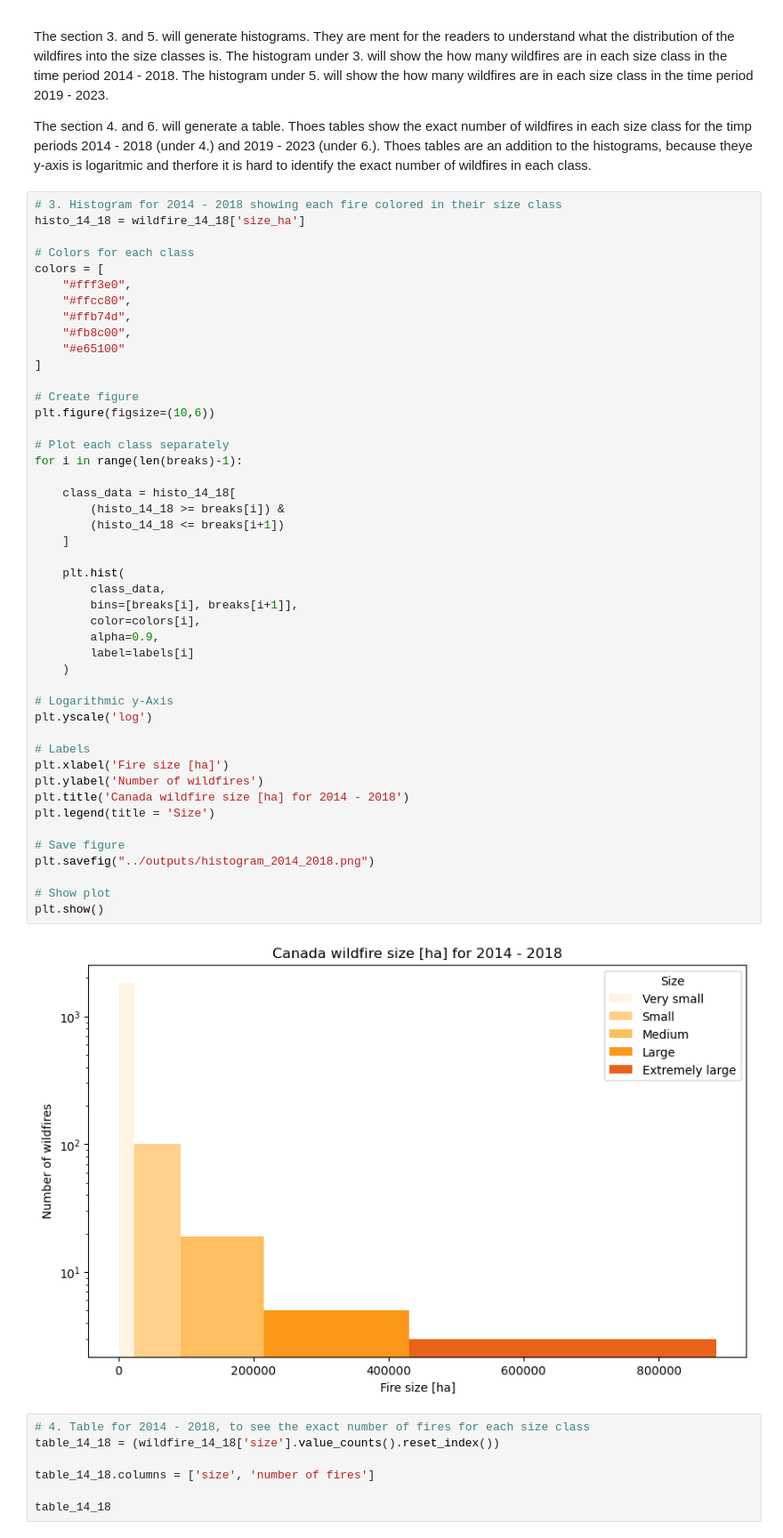
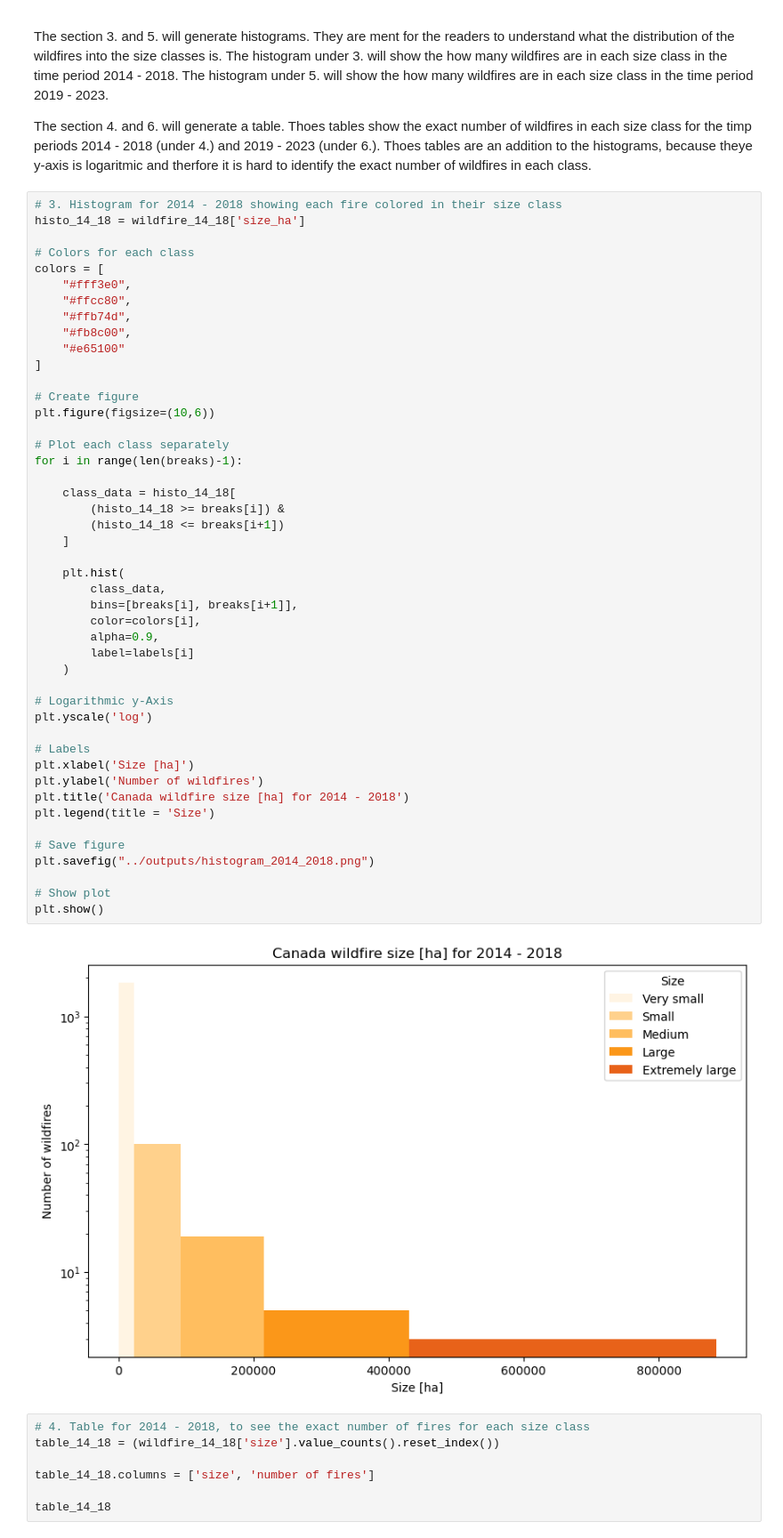
Before and after one commit to sarahhuser/Wildfire, a Jupyter notebook: notebook/Classes_Histograms.ipynb, the cells around one changed output. Shown at 89% size. Drawn from its saved outputs; the diff is of its cells as text.

```diff
--- a/notebook/Classes_Histograms.ipynb
+++ b/notebook/Classes_Histograms.ipynb
@@ -143,35 +143,35 @@ plt.figure(figsize=(10,6))
 # Plot each class separately
 for i in range(len(breaks)-1):
 
     class_data = histo_14_18[
         (histo_14_18 >= breaks[i]) &
         (histo_14_18 <= breaks[i+1])
     ]
 
     plt.hist(
         class_data,
         bins=[breaks[i], breaks[i+1]],
         color=colors[i],
         alpha=0.9,
         label=labels[i]
     )
 
 # Logarithmic y-Axis
 plt.yscale('log')
 
 # Labels
-plt.xlabel('Fire size [ha]')
+plt.xlabel('Size [ha]')
 plt.ylabel('Number of wildfires')
 plt.title('Canada wildfire size [ha] for 2014 - 2018')
 plt.legend(title = 'Size')
 
 # Save figure
 plt.savefig("../outputs/histogram_2014_2018.png")
 
 # Show plot
 plt.show()
 # %% [output]
-[figure, old version]
+[figure, new version]
 # %%
 # 4. Table for 2014 - 2018, to see the exact number of fires for each size class
 table_14_18 = (wildfire_14_18['size'].value_counts().reset_index())
```
Also changed, not shown: parts of 2 cells of this notebook, 7 other files.
